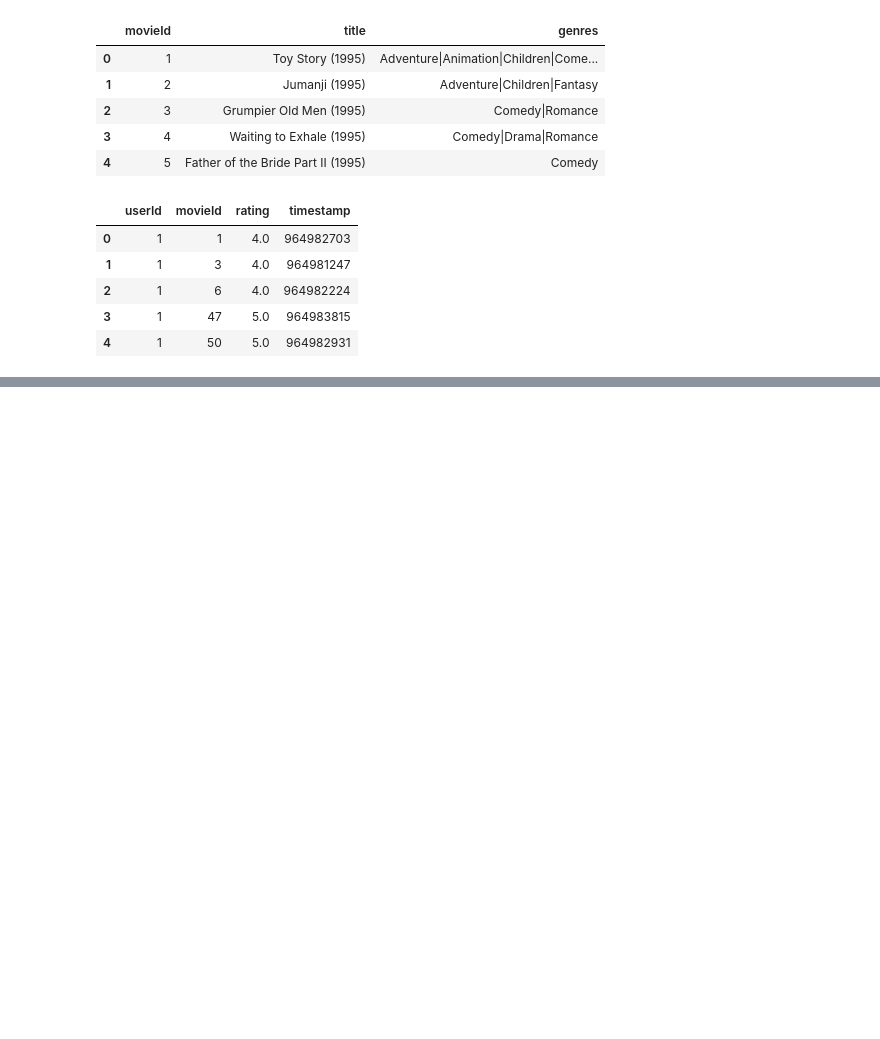
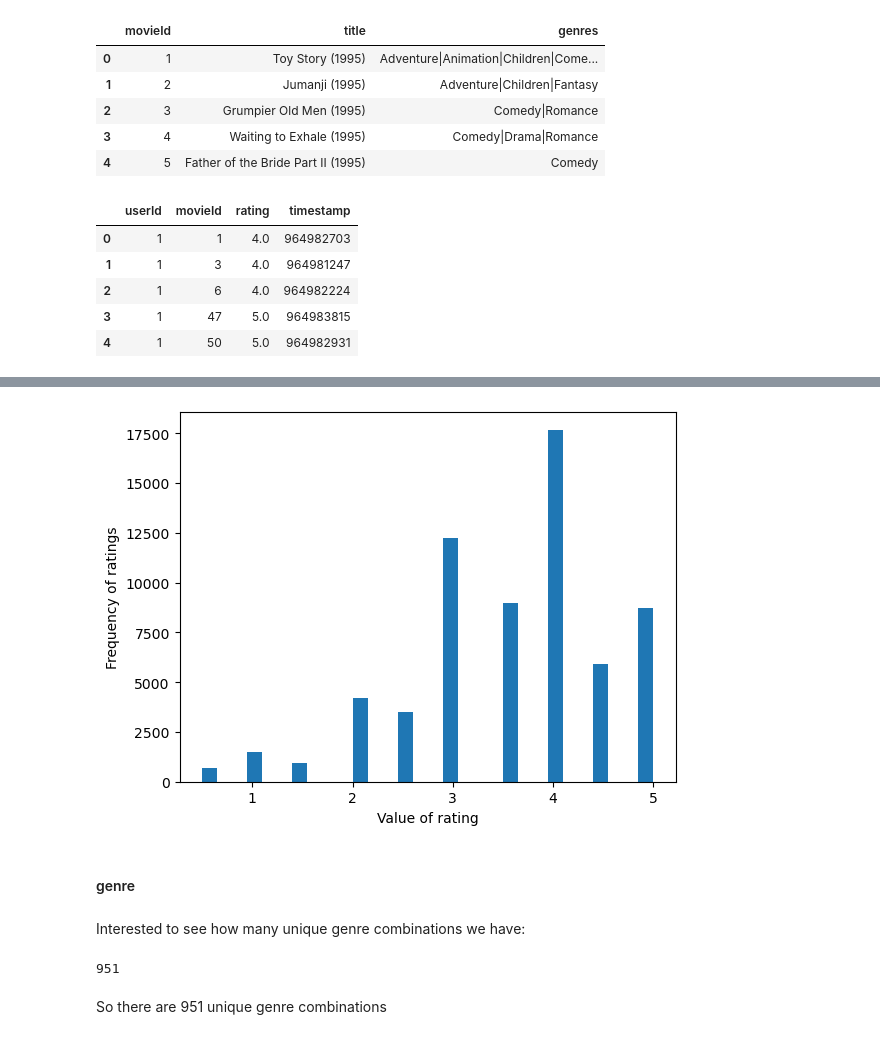
Before and after one commit to Collinskanyiri/Recommendation_Systems, a Jupyter notebook: index.ipynb, the cells around one changed output, grey strips where cells are left out. Cells and saved outputs as stored; diff of their text form; code cells hidden in the pictures; blank space fills up the shorter version.

Commit message:
load data

```diff
--- a/index.ipynb
+++ b/index.ipynb
@@ -59,0 +67,4 @@ df
+# %%
+#Add a feature 'year' that shows which year the movie is from
+df['year'] = df['title'].str.extract('.*\((.*)\).*',expand = False)
+df.head(5)
@@ -59,0 +92,3 @@ df
+# %%
+#Drop 'timestamp' as this column is unnecessary
+data = df.drop(['timestamp_x', 'timestamp_y'], axis=1)
@@ -59,0 +109,6 @@ df
+# %%
+#Filter out users who have rated less than 200 movies
+data = data.groupby('userId').filter(lambda x: len(x)>100)
+
+#Filter out movies who have rated less than 10 times
+data = data.groupby('movieId').filter(lambda x: len(x)>10)
@@ -59,0 +155,18 @@ df
+# %%
+#Plot a histogram of the frequency of certain rating values
+plt.hist(data['rating'],bins=30)
+plt.xlabel('Value of rating')
+plt.ylabel('Frequency of ratings')
+plt.show()
+# %% [output]
+[figure, added]
+# %% [markdown]
+#### genre
+# %% [markdown]
+Interested to see how many unique genre combinations we have:
+# %%
+len(movies['genres'].unique())
+# %% [output]
+951
+# %% [markdown]
+So there are 951 unique genre combinations
```
Also changed, not shown: parts of 32 cells of this notebook.
